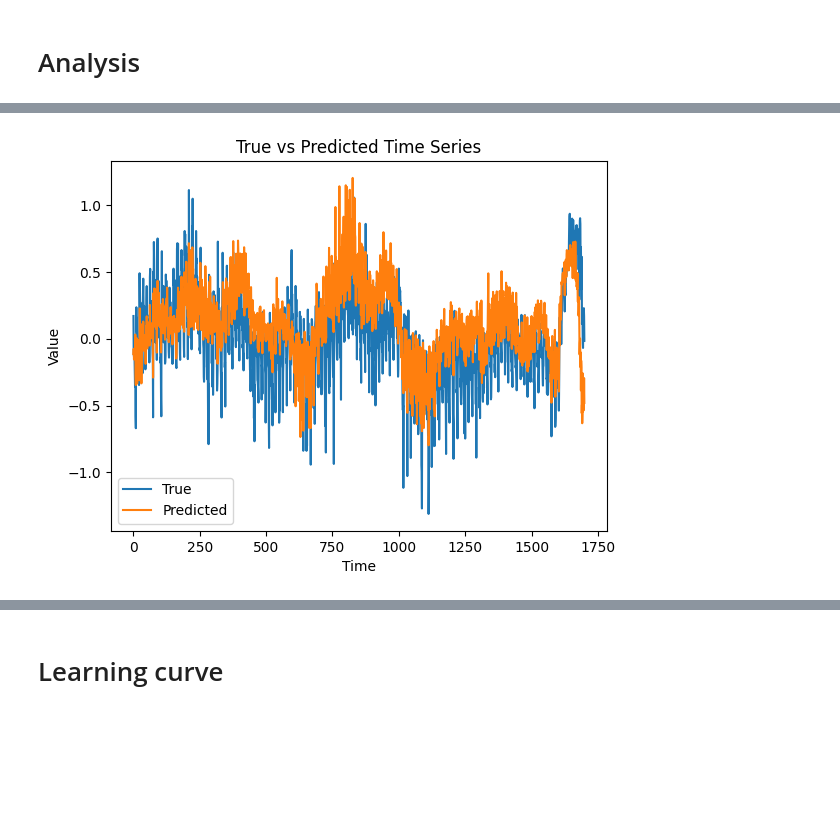
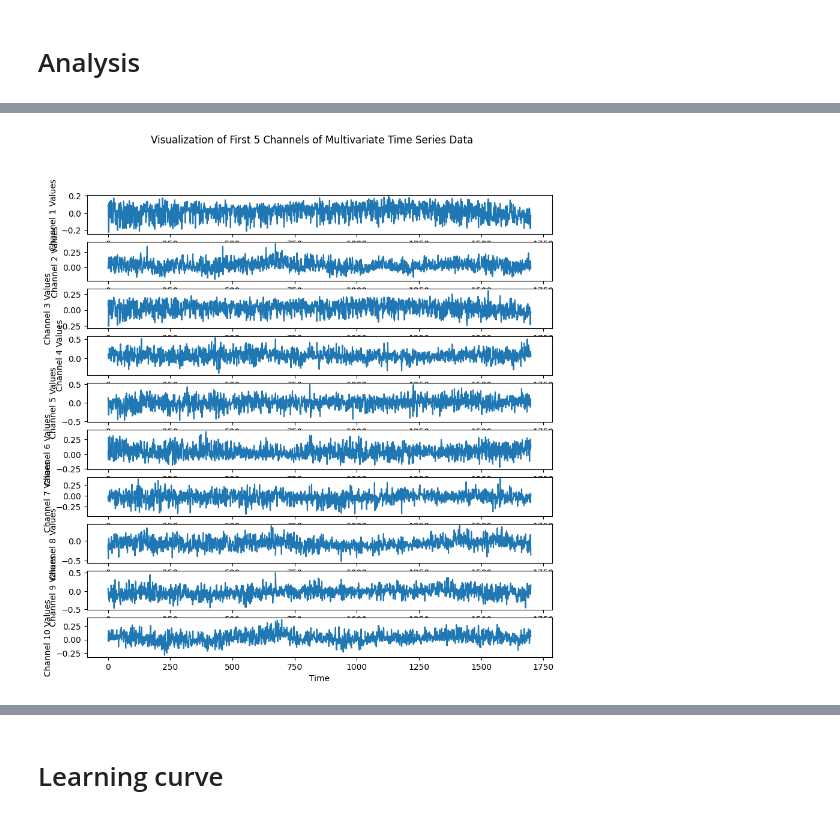
Before and after one commit to oczerwia/mvts_transformer_, a Jupyter notebook: analysis_pipeline/analyze_outputs.ipynb, the cells around one changed output, grey strips where cells are left out. Cells and saved outputs as stored; diff of their text form; code cells hidden in the pictures; blank space fills up the shorter version.

```diff
--- a/analysis_pipeline/analyze_outputs.ipynb
+++ b/analysis_pipeline/analyze_outputs.ipynb
@@ -158,3 +165,7 @@ plot_channels(per_batch_test_loaded["predictions"][0][0])
+# %%
+plot_channels(SUBJECT_PREDICTION, from_channel=5, to_channel=15)
+# %% [output]
+[figure, added]
 # %%
 def plot_predicted_time_series(true_series, predicted_series):
     # Create a time axis
@@ -179,7 +190,3 @@ def plot_predicted_time_series(true_series, predicted_series):
 # %%
 y_true = per_batch_test_loaded["targets"][0][0][:, 0]
 y_pred = per_batch_test_loaded["predictions"][0][0][:, 0]
-# %%
-plot_predicted_time_series(y_true, y_pred)
-# %% [output]
-[figure, removed]
```
Also changed, not shown: parts of 30 cells of this notebook.
